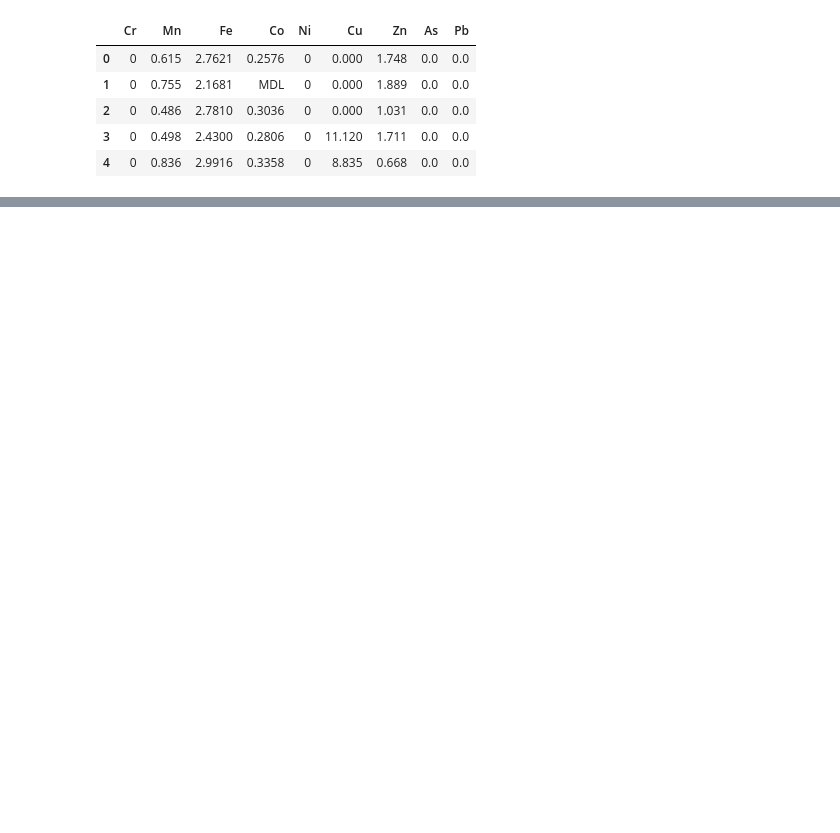
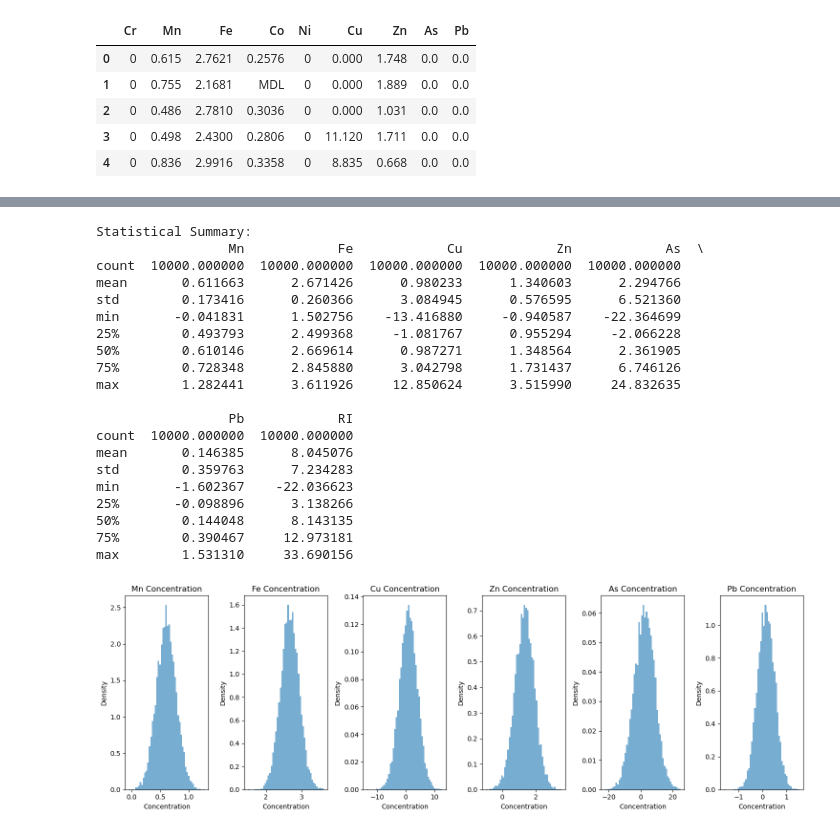
Before and after one commit to rakibhhridoy/OnResearch, a Jupyter notebook: SundarbanSediment/MonteCarlo.ipynb, the cells around one changed output, grey strips where cells are left out. Drawn from its saved outputs; the diff is of its cells as text; code cells hidden in the pictures; blank space fills up the shorter version.

```diff
--- a/SundarbanSediment/MonteCarlo.ipynb
+++ b/SundarbanSediment/MonteCarlo.ipynb
@@ -32,0 +53,18 @@ df
+# %%
+np.random.seed(0)
+num_samples = 10000
+metals = {
+    'Mn': {'mean': dt.Mn.mean() , 'std_dev': dt.Mn.std()},
+    'Fe': {'mean': dt.Fe.mean() , 'std_dev': dt.Fe.std()},
+    'Cu': {'mean': dt.Cu.mean() , 'std_dev': dt.Cu.std()},
+    'Zn': {'mean': dt.Zn.mean() , 'std_dev': dt.Zn.std()},
+    'As': {'mean': dt.As.mean() , 'std_dev': dt.As.std()},
+    'Pb': {'mean': dt.Pb.mean() , 'std_dev': dt.Pb.std()},
+}
+
+data = {}
+for metal, params in metals.items():
+    data[metal] = np.random.normal(params['mean'], params['std_dev'], num_samples)
+
+df = pd.DataFrame(data)
+df.describe()
@@ -32,0 +81,3 @@ df
+# %%
+df["RI"] = df.sum(axis=1)
+df.head()
@@ -32,0 +93,36 @@ df
+# %%
+stats = df.describe()
+print("Statistical Summary:")
+print(stats)
+
+fig, axes = plt.subplots(1, 6, figsize=(15, 5))
+for i, metal in enumerate(metals.keys()):
+    axes[i].hist(df[metal], bins=50, density=True, alpha=0.6)
+    axes[i].set_title(f'{metal} Concentration')
+    axes[i].set_xlabel('Concentration')
+    axes[i].set_ylabel('Density')
+
+plt.tight_layout()
+plt.show()
+# %% [output]
+Statistical Summary:
+                 Mn            Fe            Cu            Zn            As  \
+count  10000.000000  10000.000000  10000.000000  10000.000000  10000.000000
+mean       0.611663      2.671426      0.980233      1.340603      2.294766
+std        0.173416      0.260366      3.084945      0.576595      6.521360
+min       -0.041831      1.502756    -13.416880     -0.940587    -22.364699
+25%        0.493793      2.499368     -1.081767      0.955294     -2.066228
+50%        0.610146      2.669614      0.987271      1.348564      2.361905
+75%        0.728348      2.845880      3.042798      1.731437      6.746126
+max        1.282441      3.611926     12.850624      3.515990     24.832635
+
+                 Pb            RI
+count  10000.000000  10000.000000
+mean       0.146385      8.045076
+std        0.359763      7.234283
+min       -1.602367    -22.036623
+25%       -0.098896      3.138266
+50%        0.144048      8.143135
+75%        0.390467     12.973181
+max        1.531310     33.690156
+[figure, added]
```
Also changed, not shown: parts of 27 cells of this notebook, 14 other files.
